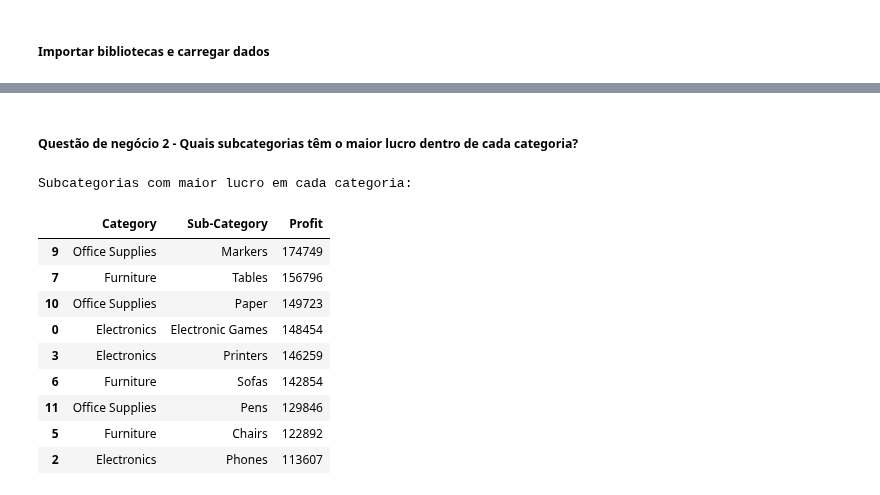
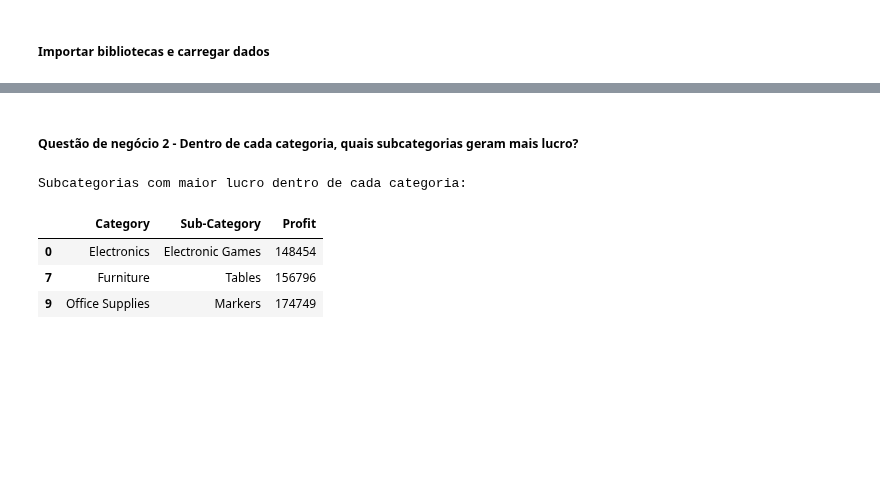
Before and after one commit to marcellsa/pucrs-trabalhos-academicos, a Jupyter notebook: 2025.2-visualizacao-de-dados/projeto-visualizacao-dados/notebooks/2_business_questions.ipynb, the cells around one changed output, grey strips where cells are left out. Cells and saved outputs as stored; diff of their text form; code cells hidden in the pictures; blank space fills up the shorter version.

```diff
--- a/2025.2-visualizacao-de-dados/projeto-visualizacao-dados/notebooks/2_business_questions.ipynb
+++ b/2025.2-visualizacao-de-dados/projeto-visualizacao-dados/notebooks/2_business_questions.ipynb
@@ -55,43 +43,41 @@ Top 5 Categorias/Subcategorias por Vendas:
 # %% [markdown]
-##### Questão de negócio 2 - Quais subcategorias têm o maior lucro dentro de cada categoria?
+##### Questão de negócio 2 - Dentro de cada categoria, quais subcategorias geram mais lucro?
-# %%
-# Agrupando por categoria e subcategoria, somando seu lucro total
-lucro_por_subcategoria = df.groupby(['Category', 'Sub-Category'])['Profit'].sum().reset_index()
-
-# Encontrando a subcategoria com maior lucro em cada categoria
-top_subcategorias = lucro_por_subcategoria.sort_values('Profit', ascending=False).groupby('Category').head(3)
-
-# Mostrando os resultados em tabela
-print("Subcategorias com maior lucro em cada categoria:")
-display(top_subcategorias)
-
-# Criando visualização
-fig = px.bar(
-    top_subcategorias,
-    x='Sub-Category',
-    y='Profit',
-    color='Category',
-    title='Subcategorias com maior Lucro em cada Categoria',
-    labels={'Profit': 'Lucro Total ($)', 'Category': 'Categoria'},
-    text='Profit'
-)
-
-# Ajustando formatação
-fig.update_traces(texttemplate='$%{text:,.0f}', textposition='outside')
-fig.update_layout(yaxis_tickprefix='$')
-
-# Mostrando o gráfico
-fig.show()
-# %% [output]
-Subcategorias com maior lucro em cada categoria:
-|  | Category | Sub-Category | Profit |
-| 9 | Office Supplies | Markers | 174749 |
-| 7 | Furniture | Tables | 156796 |
-| 10 | Office Supplies | Paper | 149723 |
-| 0 | Electronics | Electronic Games | 148454 |
-| 3 | Electronics | Printers | 146259 |
-| 6 | Furniture | Sofas | 142854 |
-| 11 | Office Supplies | Pens | 129846 |
-| 5 | Furniture | Chairs | 122892 |
-| 2 | Electronics | Phones | 113607 |
+# %%
+# Somando o lucro por Categoria e Subcategoria
+lucros = df.groupby(['Category', 'Sub-Category'])['Profit'].sum().reset_index()
+
+# Selecionando a Subcategoria mais lucrativa dentro de cada Categoria
+mais_lucrativas = lucros.sort_values(by='Profit', ascending=False).groupby('Category').head(1)
+
+# Ordenando do maior para o menor lucro
+mais_lucrativas = mais_lucrativas.sort_values(by='Profit', ascending=True)
+
+# Mostrando tabela
+print("Subcategorias com maior lucro dentro de cada categoria:")
+display(mais_lucrativas)
+
+# Criando gráfico de barras horizontal
+fig = px.bar(
+    mais_lucrativas,
+    y='Sub-Category',
+    x='Profit',
+    color='Category',
+    orientation='h',
+    title='Subcategorias mais lucrativas por Categoria',
+    labels={'Profit': 'Lucro ($)', 'Sub-Category': 'Subcategoria'},
+    text='Profit'
+)
+
+# Ajustando a formatação
+fig.update_traces(texttemplate='$%{text:,.0f}', textposition='outside')
+fig.update_layout(xaxis_tickprefix='$')
+
+# Exibindo o gráfico
+fig.show()
+# %% [output]
+Subcategorias com maior lucro dentro de cada categoria:
+|  | Category | Sub-Category | Profit |
+| 0 | Electronics | Electronic Games | 148454 |
+| 7 | Furniture | Tables | 156796 |
+| 9 | Office Supplies | Markers | 174749 |
 # %% [markdown]
```
Also changed, not shown: parts of 9 cells of this notebook, 1 other file.
